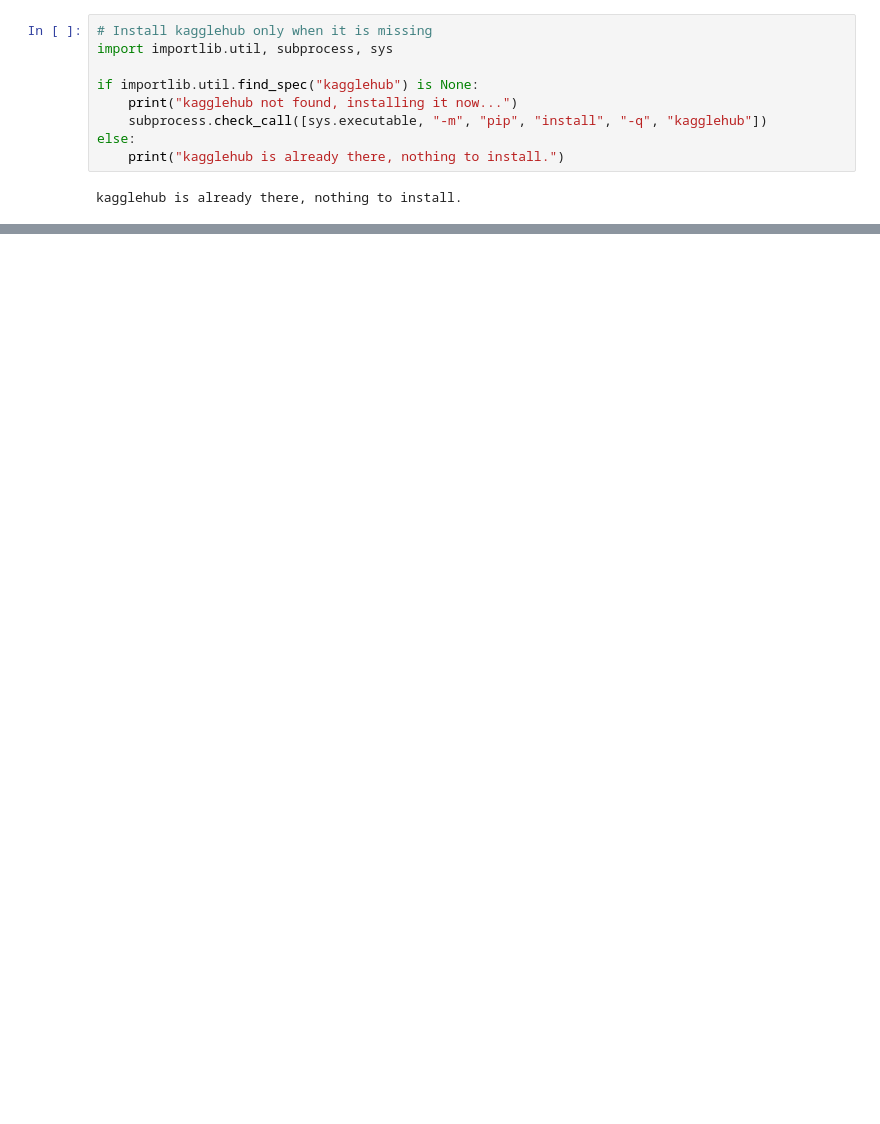
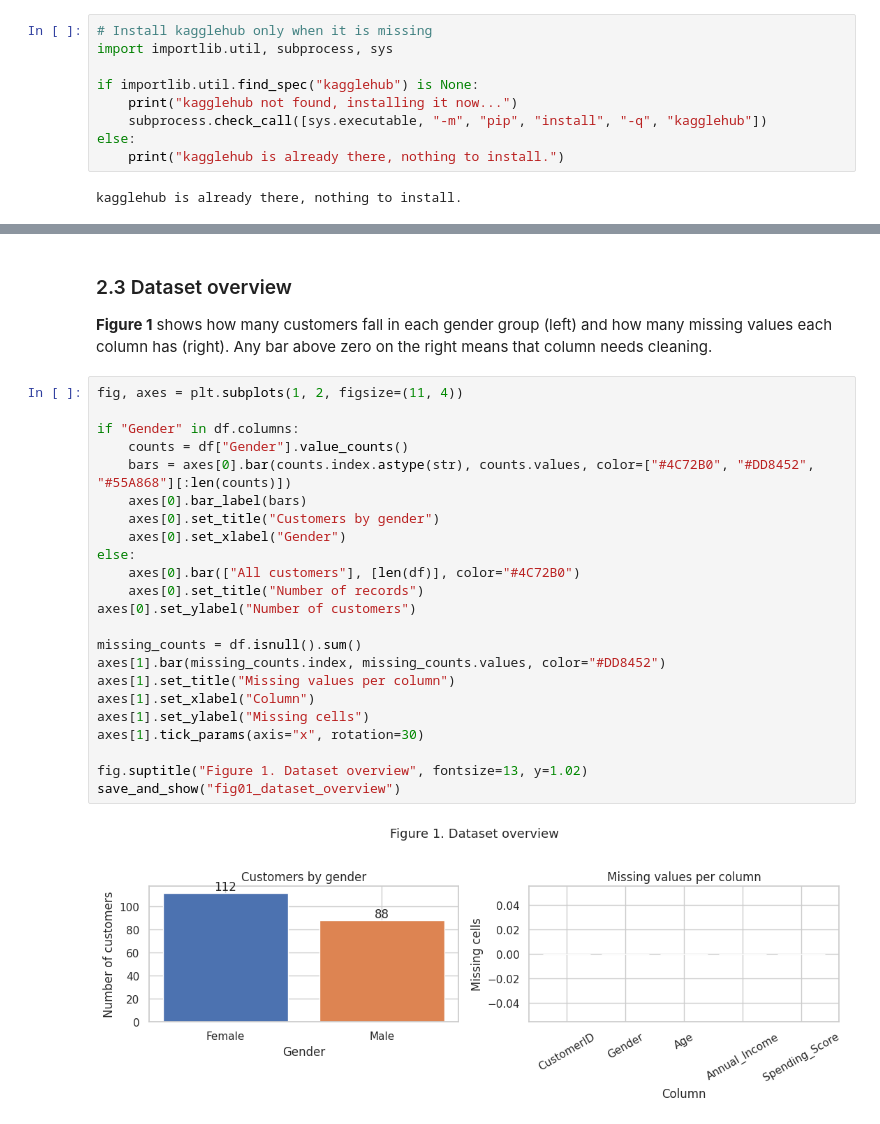
Before and after one commit to emysanceo/AsikonML, a Jupyter notebook: ASIKON_Mall_Customer_Segmentation.ipynb, the cells around one changed output, grey strips where cells are left out. Cells and saved outputs as stored; diff of their text form; blank space fills up the shorter version.

```diff
--- a/ASIKON_Mall_Customer_Segmentation.ipynb
+++ b/ASIKON_Mall_Customer_Segmentation.ipynb
@@ -60,0 +240,28 @@ Data loaded! Shape: (200, 5)
+# %% [markdown]
+### 2.3 Dataset overview
+**Figure 1** shows how many customers fall in each gender group (left) and how many missing values each column has (right). Any bar above zero on the right means that column needs cleaning.
+# %%
+fig, axes = plt.subplots(1, 2, figsize=(11, 4))
+
+if "Gender" in df.columns:
+    counts = df["Gender"].value_counts()
+    bars = axes[0].bar(counts.index.astype(str), counts.values, color=["#4C72B0", "#DD8452", "#55A868"][:len(counts)])
+    axes[0].bar_label(bars)
+    axes[0].set_title("Customers by gender")
+    axes[0].set_xlabel("Gender")
+else:
+    axes[0].bar(["All customers"], [len(df)], color="#4C72B0")
+    axes[0].set_title("Number of records")
+axes[0].set_ylabel("Number of customers")
+
+missing_counts = df.isnull().sum()
+axes[1].bar(missing_counts.index, missing_counts.values, color="#DD8452")
+axes[1].set_title("Missing values per column")
+axes[1].set_xlabel("Column")
+axes[1].set_ylabel("Missing cells")
+axes[1].tick_params(axis="x", rotation=30)
+
+fig.suptitle("Figure 1. Dataset overview", fontsize=13, y=1.02)
+save_and_show("fig01_dataset_overview")
+# %% [output]
+[figure, added]
```
Also changed, not shown: parts of 64 cells of this notebook, 4 other files.
